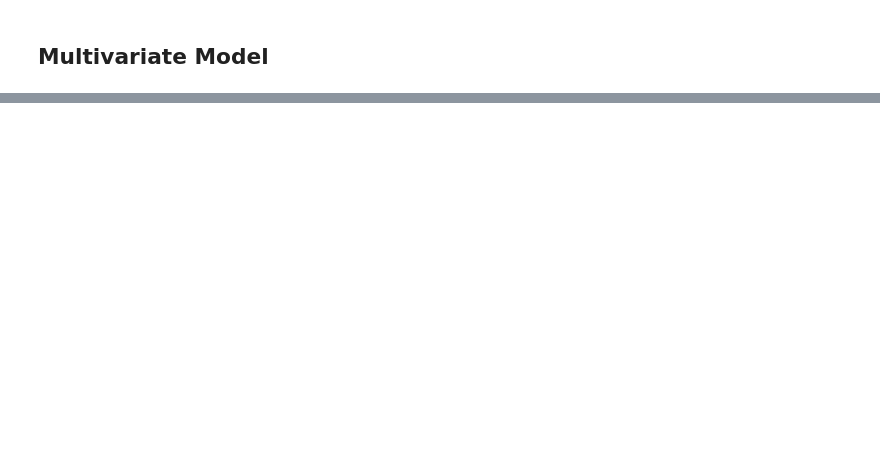
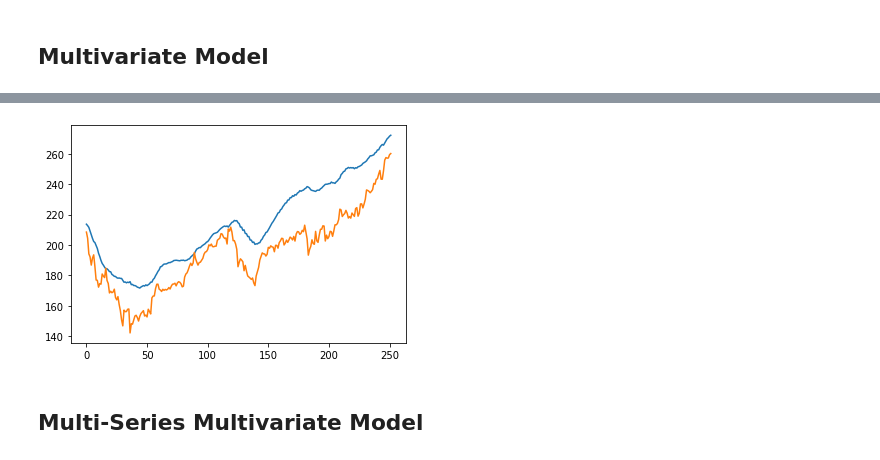
Before and after one commit to Samarmy/CS545TP, a Jupyter notebook: Armstrong-Choudhary-Hua-project.ipynb, the cells around one changed output, grey strips where cells are left out. Drawn from its saved outputs; the diff is of its cells as text; code cells hidden in the pictures; blank space fills up the shorter version.

Commit message:
Added multiseries models

```diff
--- a/Armstrong-Choudhary-Hua-project.ipynb
+++ b/Armstrong-Choudhary-Hua-project.ipynb
@@ -295,0 +369,18 @@ plt.show()
+# %%
+X_test = []
+for i in range(look_back_uni_series, testing_set.shape[0]):
+    X_test.append(testing_set[i-look_back_uni_series:i, :])
+
+X_test = np.array(X_test)
+# Use the following line for convNN
+X_test = X_test.reshape(X_test.shape[0], 1, X_test.shape[1], X_test.shape[2])
+# predicted_stock_price = regressor.predict(X_test.reshape(X_test.shape[0], 1, X_test.shape[1], X_test.shape[2])).reshape(-1, 1)
+predicted_stock_price = regressor.predict(X_test).reshape(-1, 1)
+# %%
+plt.plot(scUniSeries2.inverse_transform(predicted_stock_price))
+plt.plot(scUniSeries2.inverse_transform(Y_test))
+plt.show()
+# %% [output]
+[figure, added]
+# %% [markdown]
+## Multi-Series Multivariate Model
```
Also changed, not shown: parts of 28 cells of this notebook.
